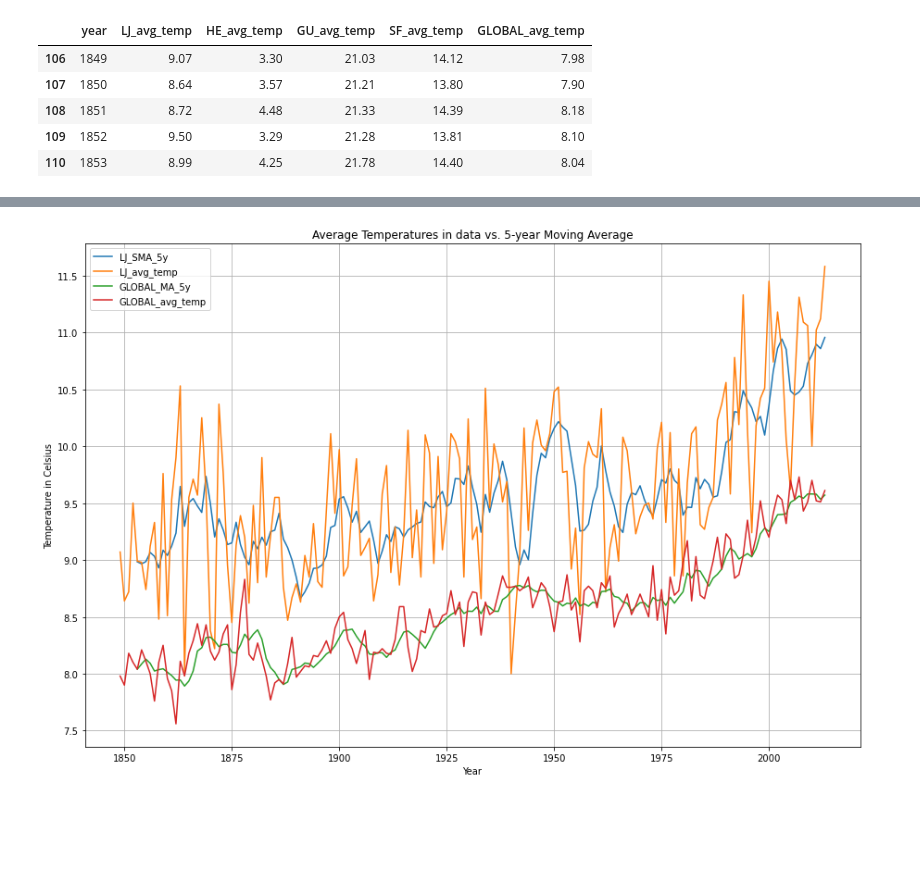
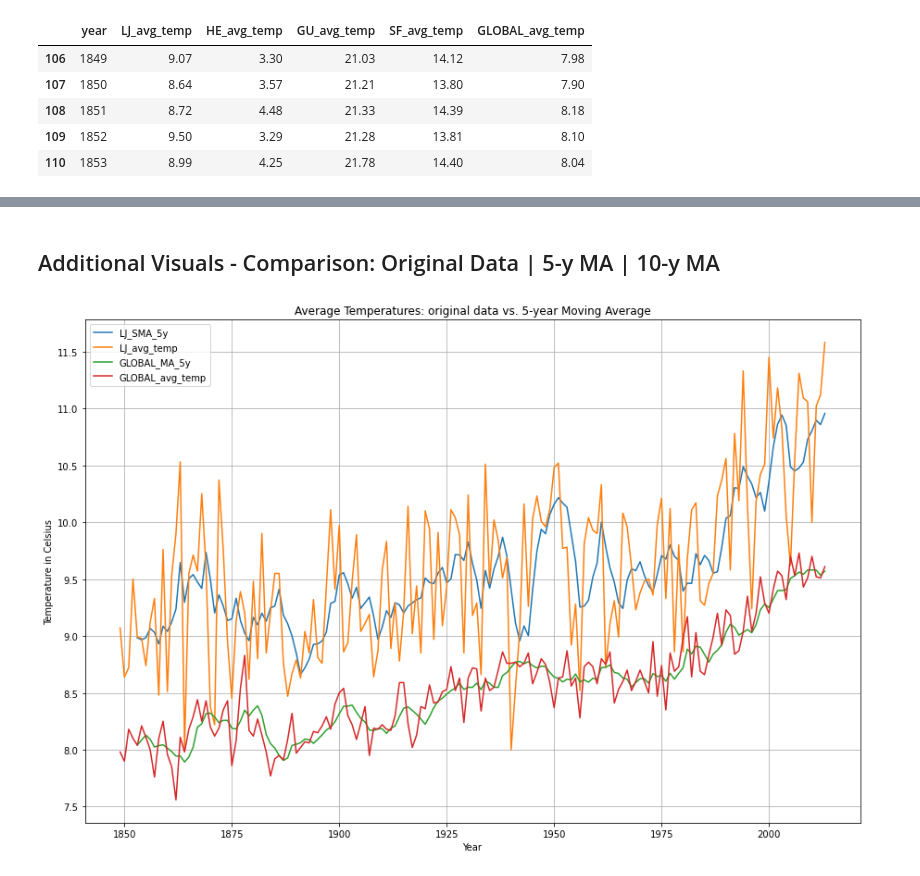
Before and after one commit to AndrejaCH/Weather_Trends, a Jupyter notebook: WeatherTrends.ipynb, the cells around one changed output, grey strips where cells are left out. Drawn from its saved outputs; the diff is of its cells as text; code cells hidden in the pictures; blank space fills up the shorter version.

```diff
--- a/WeatherTrends.ipynb
+++ b/WeatherTrends.ipynb
@@ -7,7 +10,7 @@ import numpy as np
 # %%
 #Read in the file
-file_path = Path('Data/Data_Combined_for_ipynb.xlsx')
-weather_data_df = pd.read_excel(file_path)
+#file_path = Path('Data/Data_Combined_for_ipynb.xlsx')
+weather_data_df = pd.read_excel('Data/Data_Combined_for_ipynb.xlsx')
 weather_data_df.head()
 # %% [output]
 |  | year | city | country | LJ_avg_temp | HE_avg_temp | GU_avg_temp | SF_avg_temp | GLOBAL_avg_temp |
@@ -92,26 +258,26 @@ import matplotlib.pyplot as plt
+# %% [markdown]
+## Additional Visuals - Comparison: Original Data | 5-y MA | 10-y MA
 # %%
-# Plot the averages
+# Plot the averages - Ljubljana and Global: original and 5-year MA
 plt.figure(figsize=[15,10])
 plt.grid(True)
 plt.plot(df['year'], df['LJ_MA_5y'],label='LJ_SMA_5y')
 plt.plot(df['year'], df['LJ_avg_temp'],label='LJ_avg_temp')
 plt.plot(df['year'], df['GLOBAL_MA_5y'],label='GLOBAL_MA_5y')
 plt.plot(df['year'], df['GLOBAL_avg_temp'],label='GLOBAL_avg_temp')
 plt.legend(loc=2)
 
-# Plot the axis
-
 # Create labels for the x and y axes.
 plt.xlabel("Year")
 plt.ylabel("Temperature in Celsius")
 
 # Create a title.
-plt.title("Average Temperatures in data vs. 5-year Moving Average")
+plt.title("Average Temperatures: original data vs. 5-year Moving Average")
 
 # Show the plot
 plt.show()
 # %% [output]
-[figure, old version]
+[figure, new version]
 # %%
 # Plot the averages - Ljubljana original data, 5-year and 10-year Moving Average
 plt.figure(figsize=[15,10])
```
Also changed, not shown: parts of 25 cells of this notebook, 2 other files.
